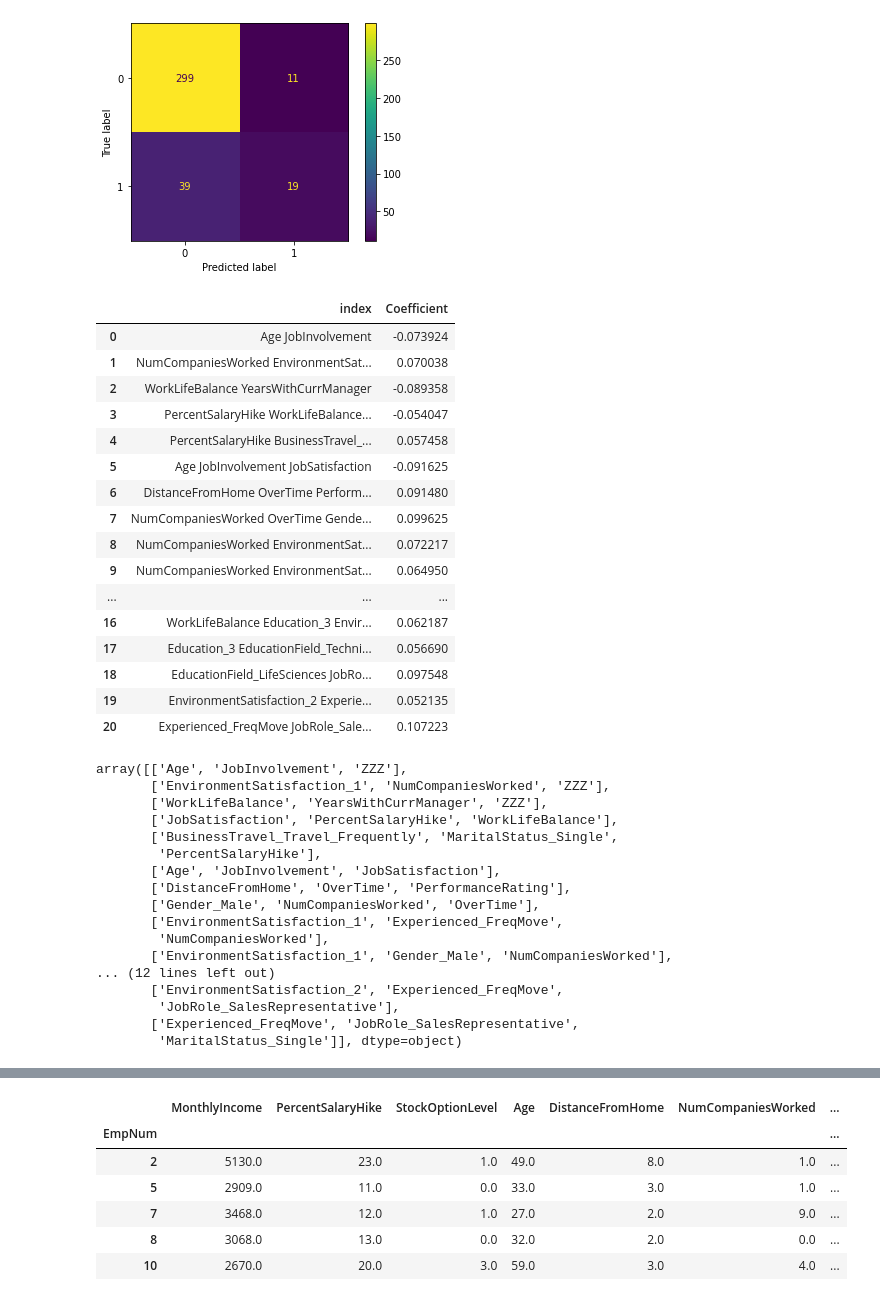
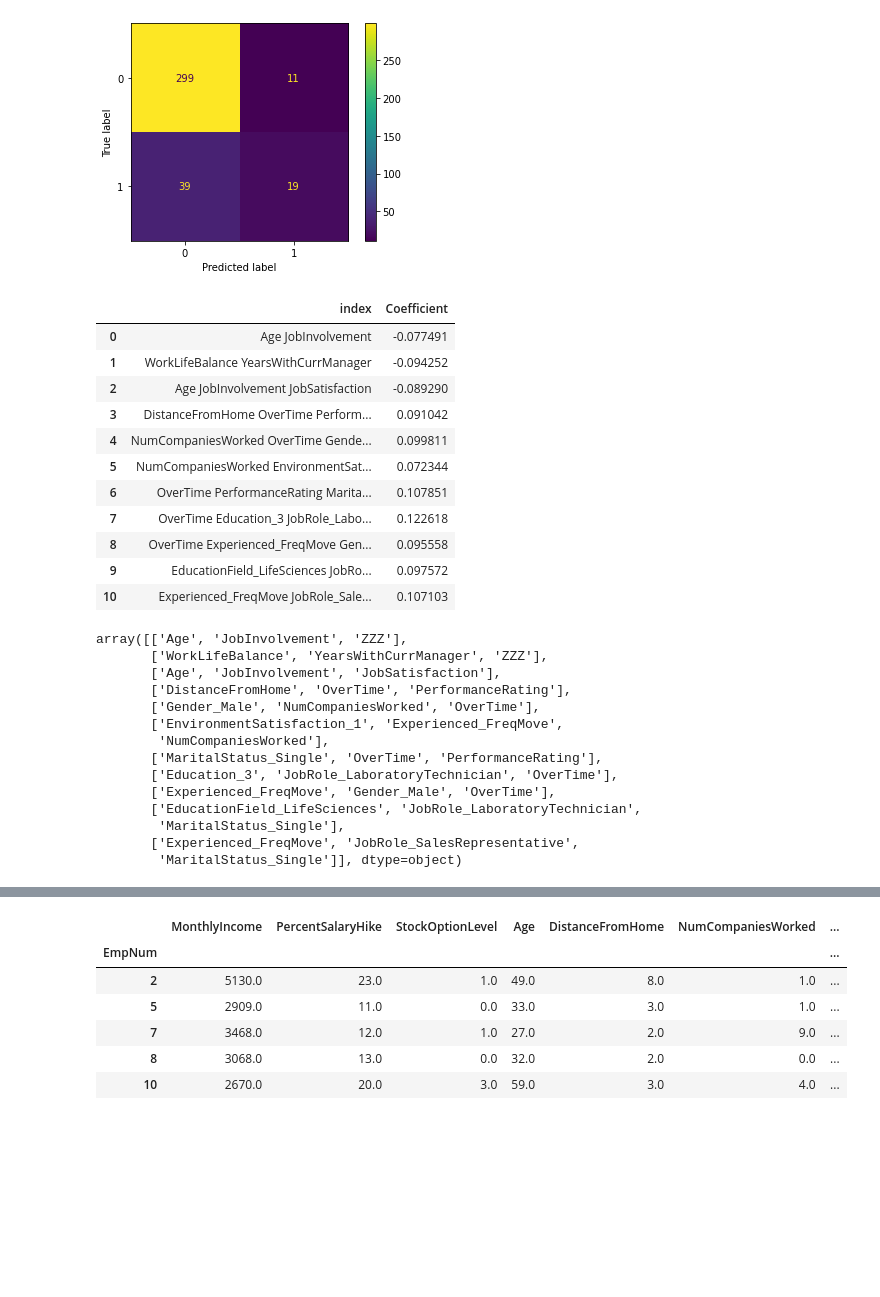
Before and after one commit to minstrel1149/HR_analytics_1, a Jupyter notebook: Attrition_analytics_features.ipynb, the cells around one changed output, grey strips where cells are left out. Saved outputs shown, nothing was run; the diff lists cells and outputs as text; code cells hidden in the pictures; blank space fills up the shorter version.

```diff
--- a/Attrition_analytics_features.ipynb
+++ b/Attrition_analytics_features.ipynb
@@ -188,47 +190,39 @@ print(accuracy_score(y_test, y_hat))
 # %%
 # 일정 수준 이상의 coef만 출력하여 확인
 X_coef = (pd.DataFrame(logreg.coef_.T, index=X_poly.columns, columns=['Coefficient'])
-          .query("Coefficient > 0.05 or Coefficient < -0.05")
+          .query("Coefficient > 0.07 or Coefficient < -0.07")
           .reset_index()
 )
 X_coef
 # %% [output]
 |  | index | Coefficient |
-| 0 | Age JobInvolvement | -0.073924 |
-| 1 | NumCompaniesWorked EnvironmentSat... | 0.070038 |
-| 2 | WorkLifeBalance YearsWithCurrManager | -0.089358 |
-| 3 | PercentSalaryHike WorkLifeBalance... | -0.054047 |
-| 4 | PercentSalaryHike BusinessTravel_... | 0.057458 |
-| 5 | Age JobInvolvement JobSatisfaction | -0.091625 |
-| 6 | DistanceFromHome OverTime Perform... | 0.091480 |
-| 7 | NumCompaniesWorked OverTime Gende... | 0.099625 |
-| 8 | NumCompaniesWorked EnvironmentSat... | 0.072217 |
-| 9 | NumCompaniesWorked EnvironmentSat... | 0.064950 |
-| ... | ... | ... |
-| 16 | WorkLifeBalance Education_3 Envir... | 0.062187 |
-| 17 | Education_3 EducationField_Techni... | 0.056690 |
-| 18 | EducationField_LifeSciences JobRo... | 0.097548 |
-| 19 | EnvironmentSatisfaction_2 Experie... | 0.052135 |
-| 20 | Experienced_FreqMove JobRole_Sale... | 0.107223 |
+| 0 | Age JobInvolvement | -0.077491 |
+| 1 | WorkLifeBalance YearsWithCurrManager | -0.094252 |
+| 2 | Age JobInvolvement JobSatisfaction | -0.089290 |
+| 3 | DistanceFromHome OverTime Perform... | 0.091042 |
+| 4 | NumCompaniesWorked OverTime Gende... | 0.099811 |
+| 5 | NumCompaniesWorked EnvironmentSat... | 0.072344 |
+| 6 | OverTime PerformanceRating Marita... | 0.107851 |
+| 7 | OverTime Education_3 JobRole_Labo... | 0.122618 |
+| 8 | OverTime Experienced_FreqMove Gen... | 0.095558 |
+| 9 | EducationField_LifeSciences JobRo... | 0.097572 |
+| 10 | Experienced_FreqMove JobRole_Sale... | 0.107103 |
 # %%
 coef_col_imsi = np.sort(X_coef['index'].str.split(' ', expand=True).replace({None:'ZZZ'}).values, axis=1)
 coef_col_imsi
 # %% [output]
 array([['Age', 'JobInvolvement', 'ZZZ'],
-       ['EnvironmentSatisfaction_1', 'NumCompaniesWorked', 'ZZZ'],
        ['WorkLifeBalance', 'YearsWithCurrManager', 'ZZZ'],
-       ['JobSatisfaction', 'PercentSalaryHike', 'WorkLifeBalance'],
-       ['BusinessTravel_Travel_Frequently', 'MaritalStatus_Single',
-        'PercentSalaryHike'],
        ['Age', 'JobInvolvement', 'JobSatisfaction'],
        ['DistanceFromHome', 'OverTime', 'PerformanceRating'],
        ['Gender_Male', 'NumCompaniesWorked', 'OverTime'],
        ['EnvironmentSatisfaction_1', 'Experienced_FreqMove',
         'NumCompaniesWorked'],
-       ['EnvironmentSatisfaction_1', 'Gender_Male', 'NumCompaniesWorked'],
-... (12 lines left out)
-       ['EnvironmentSatisfaction_2', 'Experienced_FreqMove',
-        'JobRole_SalesRepresentative'],
+       ['MaritalStatus_Single', 'OverTime', 'PerformanceRating'],
+       ['Education_3', 'JobRole_LaboratoryTechnician', 'OverTime'],
+       ['Experienced_FreqMove', 'Gender_Male', 'OverTime'],
+       ['EducationField_LifeSciences', 'JobRole_LaboratoryTechnician',
+        'MaritalStatus_Single'],
        ['Experienced_FreqMove', 'JobRole_SalesRepresentative',
         'MaritalStatus_Single']], dtype=object)
 # %%
```
Also changed, not shown: parts of 12 cells of this notebook.
